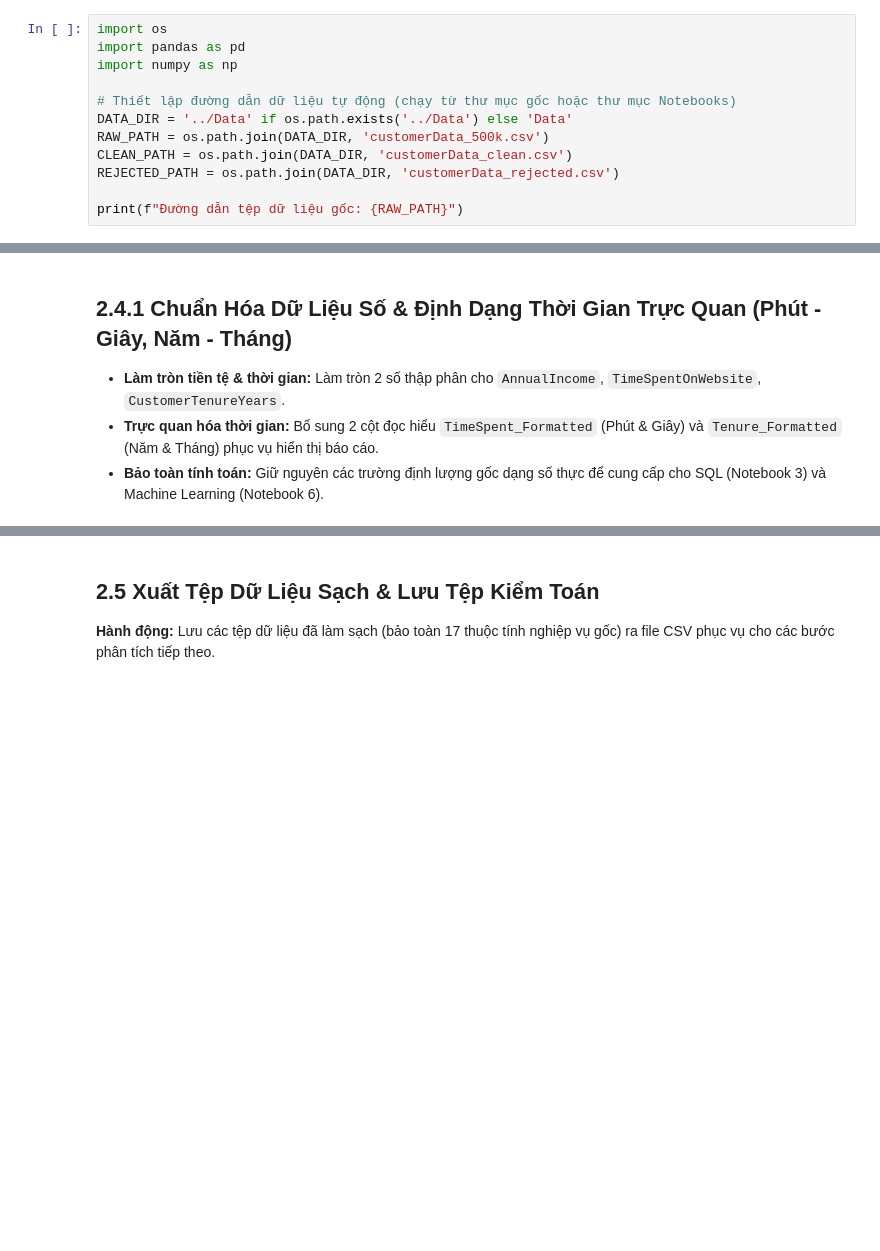
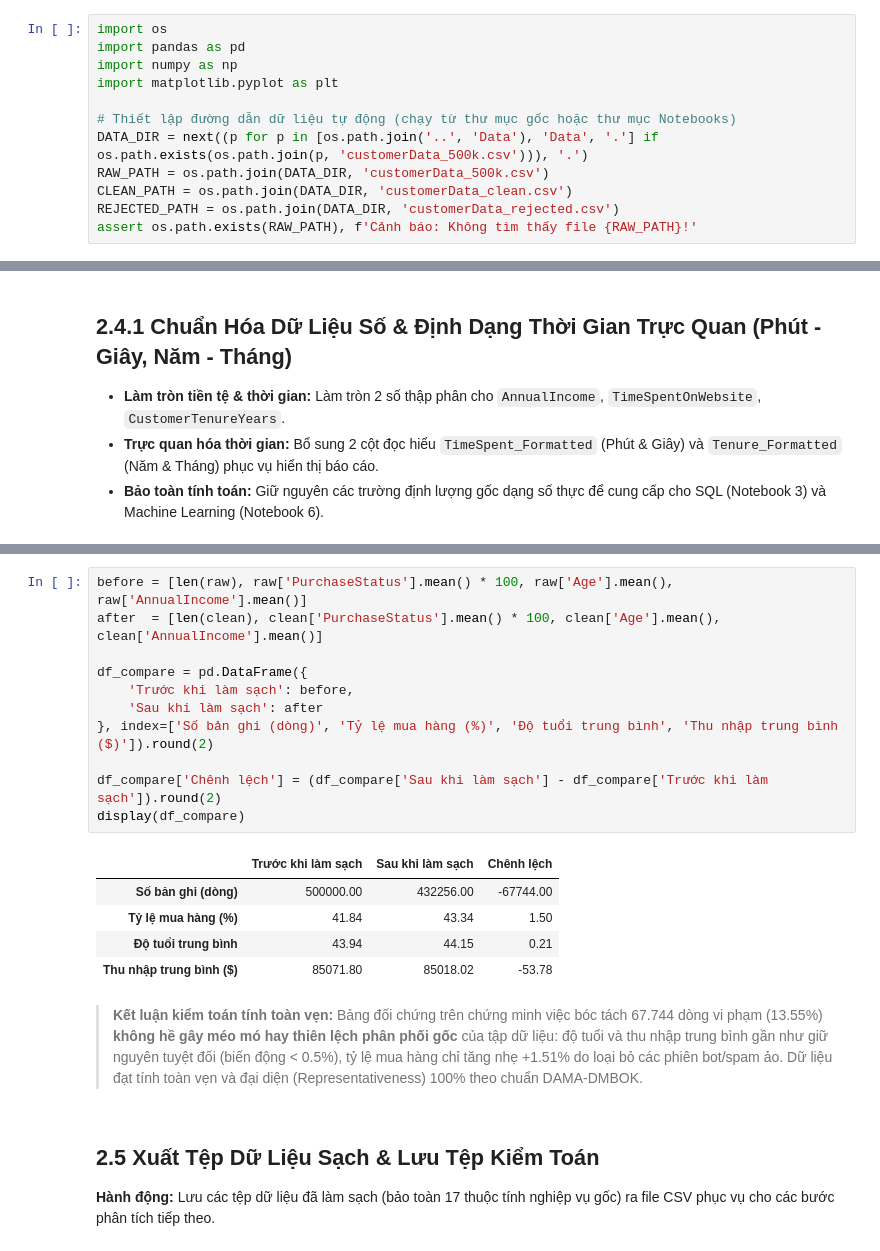
Before and after one commit to HuSiHuSi1/ADY, a Jupyter notebook: 2. Data Collection, Understanding, and Preparation.ipynb, the cells around one changed output, grey strips where cells are left out. Saved outputs shown, nothing was run; the diff lists cells and outputs as text; blank space fills up the shorter version.

```diff
--- a/2. Data Collection, Understanding, and Preparation.ipynb
+++ b/2. Data Collection, Understanding, and Preparation.ipynb
@@ -33,11 +33,11 @@ Nhằm đảm bảo tính khoa học, minh bạch và khả năng tái lập tro
 import os
 import pandas as pd
 import numpy as np
+import matplotlib.pyplot as plt
 
 # Thiết lập đường dẫn dữ liệu tự động (chạy từ thư mục gốc hoặc thư mục Notebooks)
-DATA_DIR = '../Data' if os.path.exists('../Data') else 'Data'
+DATA_DIR = next((p for p in [os.path.join('..', 'Data'), 'Data', '.'] if os.path.exists(os.path.join(p, 'customerData_500k.csv'))), '.')
 RAW_PATH = os.path.join(DATA_DIR, 'customerData_500k.csv')
 CLEAN_PATH = os.path.join(DATA_DIR, 'customerData_clean.csv')
 REJECTED_PATH = os.path.join(DATA_DIR, 'customerData_rejected.csv')
-
-print(f"Đường dẫn tệp dữ liệu gốc: {RAW_PATH}")
+assert os.path.exists(RAW_PATH), f'Cảnh báo: Không tìm thấy file {RAW_PATH}!'
@@ -255,3 +278,22 @@ display(clean[['AnnualIncome', 'TimeSpentOnWebsite', 'TimeSpent_Formatted', 'Cus
+# %%
+before = [len(raw), raw['PurchaseStatus'].mean() * 100, raw['Age'].mean(), raw['AnnualIncome'].mean()]
+after  = [len(clean), clean['PurchaseStatus'].mean() * 100, clean['Age'].mean(), clean['AnnualIncome'].mean()]
+
+df_compare = pd.DataFrame({
+    'Trước khi làm sạch': before,
+    'Sau khi làm sạch': after
+}, index=['Số bản ghi (dòng)', 'Tỷ lệ mua hàng (%)', 'Độ tuổi trung bình', 'Thu nhập trung bình ($)']).round(2)
+
+df_compare['Chênh lệch'] = (df_compare['Sau khi làm sạch'] - df_compare['Trước khi làm sạch']).round(2)
+display(df_compare)
+# %% [output]
+|  | Trước khi làm sạch | Sau khi làm sạch | Chênh lệch |
+| Số bản ghi (dòng) | 500000.00 | 432256.00 | -67744.00 |
+| Tỷ lệ mua hàng (%) | 41.84 | 43.34 | 1.50 |
+| Độ tuổi trung bình | 43.94 | 44.15 | 0.21 |
+| Thu nhập trung bình ($) | 85071.80 | 85018.02 | -53.78 |
+# %% [markdown]
+> **Kết luận kiểm toán tính toàn vẹn:** Bảng đối chứng trên chứng minh việc bóc tách 67.744 dòng vi phạm (13.55%) **không hề gây méo mó hay thiên lệch phân phối gốc** của tập dữ liệu: độ tuổi và thu nhập trung bình gần như giữ nguyên tuyệt đối (biến động < 0.5%), tỷ lệ mua hàng chỉ tăng nhẹ +1.51% do loại bỏ các phiên bot/spam ảo. Dữ liệu đạt tính toàn vẹn và đại diện (Representativeness) 100% theo chuẩn DAMA-DMBOK.
 # %% [markdown]
 ## 2.5 Xuất Tệp Dữ Liệu Sạch & Lưu Tệp Kiểm Toán
 
```
Also changed, not shown: parts of 17 cells of this notebook.
